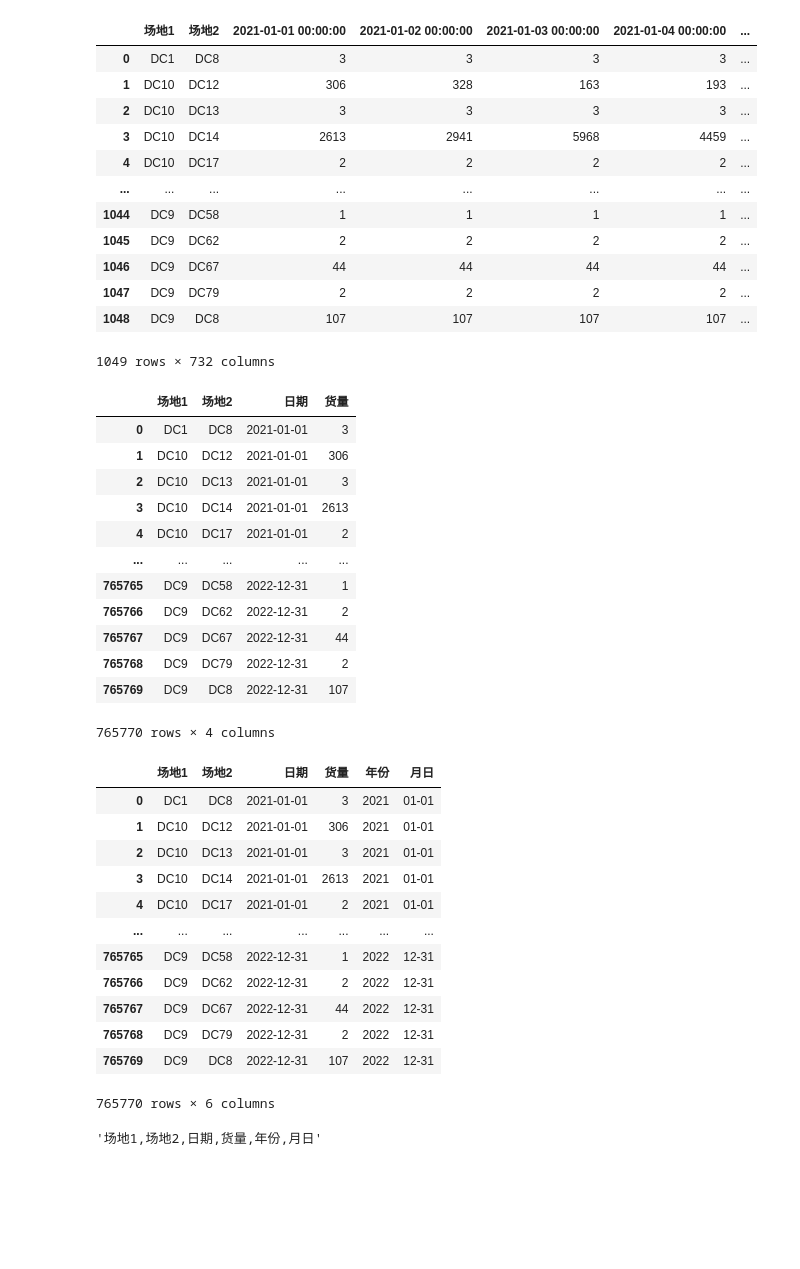
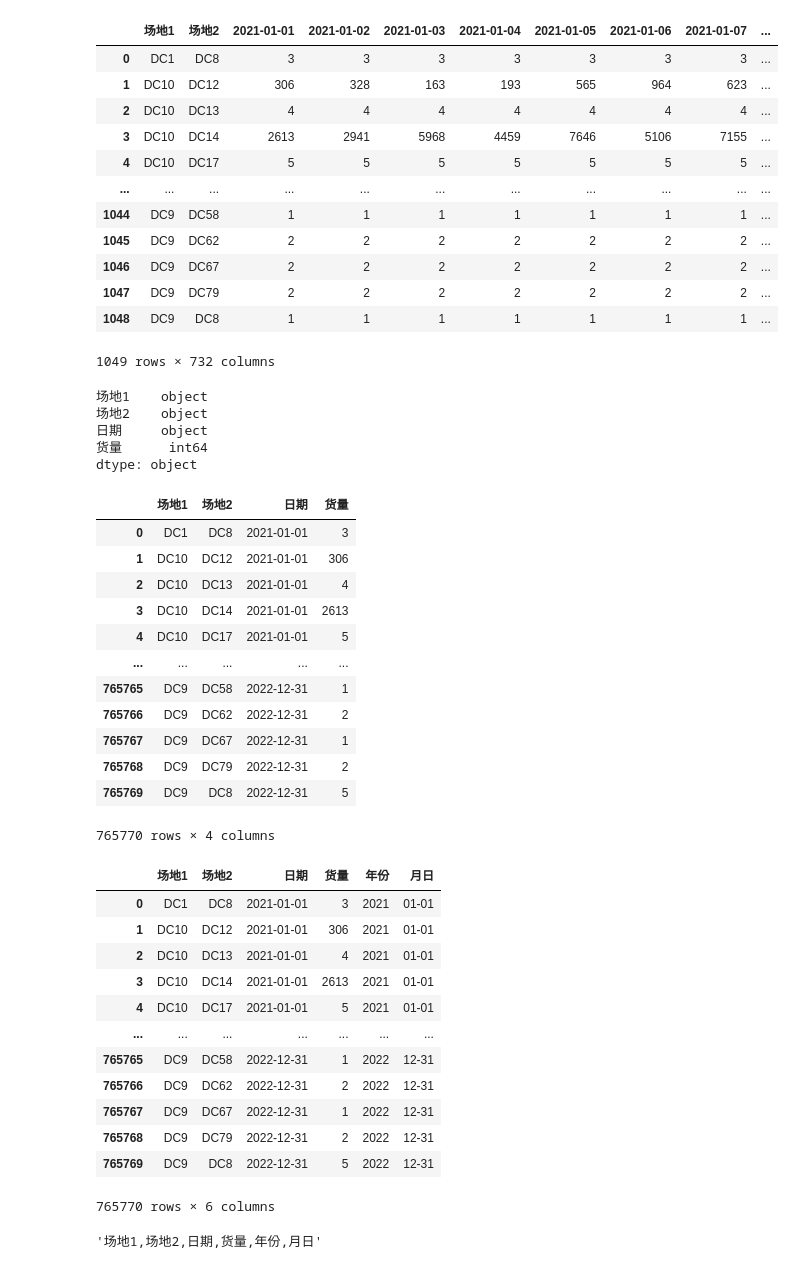
Before and after one commit to james-curtis/2023MathorCup-C, a Jupyter notebook: preprocess/数据分析.ipynb, the cells around one changed output. Saved outputs shown, nothing was run; the diff lists cells and outputs as text; code cells hidden in the pictures; blank space fills up the shorter version.

```diff
--- a/preprocess/数据分析.ipynb
+++ b/preprocess/数据分析.ipynb
@@ -10,43 +10,50 @@ sns.set(font='SimHei', font_scale=1.2, style='darkgrid')  # 解决Seaborn中文
 palette = 'deep'
 # %%
 # df = pd.read_excel('../原始数据/附件1：物流网络历史货量数据.xlsx')
-df = pd.read_excel('均值填充-物流网络历史货量数据.xlsx')
+df = pd.read_excel('左侧填充-物流网络历史货量数据.xlsx')
 df
 # %% [output]
-|  | 场地1 | 场地2 | 2021-01-01 00:00:00 | 2021-01-02 00:00:00 | 2021-01-03 00:00:00 | 2021-01-04 00:00:00 | ... |
-| 0 | DC1 | DC8 | 3 | 3 | 3 | 3 | ... |
-| 1 | DC10 | DC12 | 306 | 328 | 163 | 193 | ... |
-| 2 | DC10 | DC13 | 3 | 3 | 3 | 3 | ... |
-| 3 | DC10 | DC14 | 2613 | 2941 | 5968 | 4459 | ... |
-| 4 | DC10 | DC17 | 2 | 2 | 2 | 2 | ... |
-| ... | ... | ... | ... | ... | ... | ... | ... |
-| 1044 | DC9 | DC58 | 1 | 1 | 1 | 1 | ... |
-| 1045 | DC9 | DC62 | 2 | 2 | 2 | 2 | ... |
-| 1046 | DC9 | DC67 | 44 | 44 | 44 | 44 | ... |
-| 1047 | DC9 | DC79 | 2 | 2 | 2 | 2 | ... |
-| 1048 | DC9 | DC8 | 107 | 107 | 107 | 107 | ... |
+|  | 场地1 | 场地2 | 2021-01-01 | 2021-01-02 | 2021-01-03 | 2021-01-04 | 2021-01-05 | 2021-01-06 | 2021-01-07 | ... |
+| 0 | DC1 | DC8 | 3 | 3 | 3 | 3 | 3 | 3 | 3 | ... |
+| 1 | DC10 | DC12 | 306 | 328 | 163 | 193 | 565 | 964 | 623 | ... |
+| 2 | DC10 | DC13 | 4 | 4 | 4 | 4 | 4 | 4 | 4 | ... |
+| 3 | DC10 | DC14 | 2613 | 2941 | 5968 | 4459 | 7646 | 5106 | 7155 | ... |
+| 4 | DC10 | DC17 | 5 | 5 | 5 | 5 | 5 | 5 | 5 | ... |
+| ... | ... | ... | ... | ... | ... | ... | ... | ... | ... | ... |
+| 1044 | DC9 | DC58 | 1 | 1 | 1 | 1 | 1 | 1 | 1 | ... |
+| 1045 | DC9 | DC62 | 2 | 2 | 2 | 2 | 2 | 2 | 2 | ... |
+| 1046 | DC9 | DC67 | 2 | 2 | 2 | 2 | 2 | 2 | 2 | ... |
+| 1047 | DC9 | DC79 | 2 | 2 | 2 | 2 | 2 | 2 | 2 | ... |
+| 1048 | DC9 | DC8 | 1 | 1 | 1 | 1 | 1 | 1 | 1 | ... |
 1049 rows × 732 columns
 # %%
 # 宽表转长表
 df = pd.melt(df, id_vars=['场地1', '场地2'], var_name='日期', value_name='货量')
+print(df.dtypes)
 df
 # %% [output]
+场地1    object
+场地2    object
+日期     object
+货量      int64
+dtype: object
 |  | 场地1 | 场地2 | 日期 | 货量 |
 | 0 | DC1 | DC8 | 2021-01-01 | 3 |
 | 1 | DC10 | DC12 | 2021-01-01 | 306 |
-| 2 | DC10 | DC13 | 2021-01-01 | 3 |
+| 2 | DC10 | DC13 | 2021-01-01 | 4 |
 | 3 | DC10 | DC14 | 2021-01-01 | 2613 |
-| 4 | DC10 | DC17 | 2021-01-01 | 2 |
+| 4 | DC10 | DC17 | 2021-01-01 | 5 |
 | ... | ... | ... | ... | ... |
 | 765765 | DC9 | DC58 | 2022-12-31 | 1 |
 | 765766 | DC9 | DC62 | 2022-12-31 | 2 |
-| 765767 | DC9 | DC67 | 2022-12-31 | 44 |
+| 765767 | DC9 | DC67 | 2022-12-31 | 1 |
 | 765768 | DC9 | DC79 | 2022-12-31 | 2 |
-| 765769 | DC9 | DC8 | 2022-12-31 | 107 |
+| 765769 | DC9 | DC8 | 2022-12-31 | 5 |
-765770 rows × 4 columns
+765770 rows × 4 columns
 # %%
 # 添加年份列
 ddf = df.copy()
+df['日期'] = pd.to_datetime(df['日期'], format='%Y-%m-%d')
 ddf['年份'] = ddf['日期'].dt.year
 ddf['月日'] = df['日期'].dt.strftime('%m-%d')
 ddf
@@ -54,13 +61,13 @@ ddf
 |  | 场地1 | 场地2 | 日期 | 货量 | 年份 | 月日 |
 | 0 | DC1 | DC8 | 2021-01-01 | 3 | 2021 | 01-01 |
 | 1 | DC10 | DC12 | 2021-01-01 | 306 | 2021 | 01-01 |
-| 2 | DC10 | DC13 | 2021-01-01 | 3 | 2021 | 01-01 |
+| 2 | DC10 | DC13 | 2021-01-01 | 4 | 2021 | 01-01 |
 | 3 | DC10 | DC14 | 2021-01-01 | 2613 | 2021 | 01-01 |
-| 4 | DC10 | DC17 | 2021-01-01 | 2 | 2021 | 01-01 |
+| 4 | DC10 | DC17 | 2021-01-01 | 5 | 2021 | 01-01 |
 | ... | ... | ... | ... | ... | ... | ... |
 | 765765 | DC9 | DC58 | 2022-12-31 | 1 | 2022 | 12-31 |
 | 765766 | DC9 | DC62 | 2022-12-31 | 2 | 2022 | 12-31 |
-| 765767 | DC9 | DC67 | 2022-12-31 | 44 | 2022 | 12-31 |
+| 765767 | DC9 | DC67 | 2022-12-31 | 1 | 2022 | 12-31 |
 | 765768 | DC9 | DC79 | 2022-12-31 | 2 | 2022 | 12-31 |
-| 765769 | DC9 | DC8 | 2022-12-31 | 107 | 2022 | 12-31 |
+| 765769 | DC9 | DC8 | 2022-12-31 | 5 | 2022 | 12-31 |
 765770 rows × 6 columns
```
Also changed, not shown: parts of 4 cells of this notebook, 5 other files.
